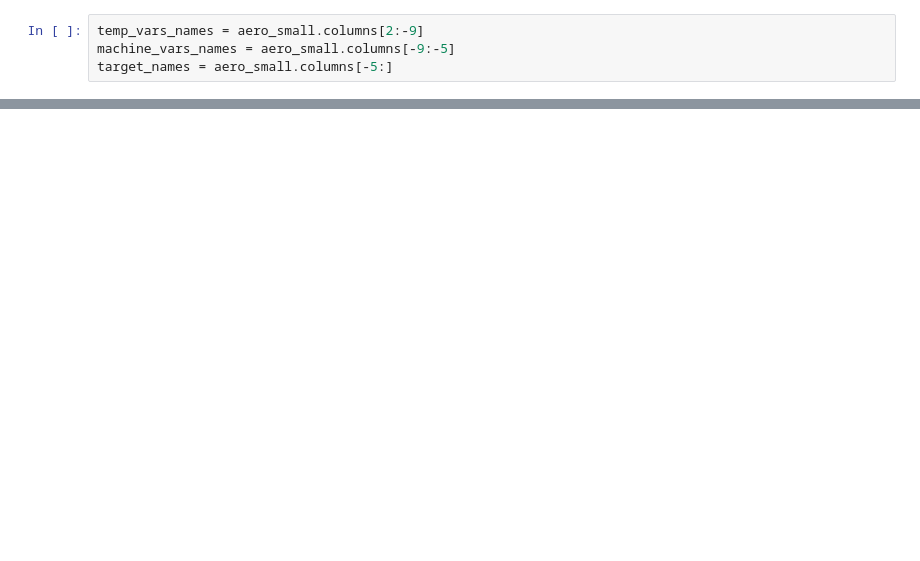
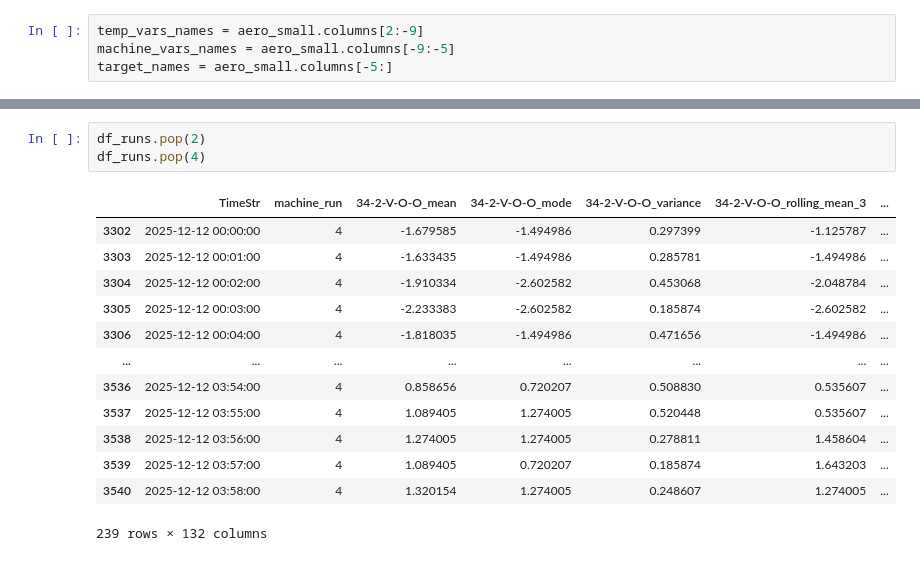
Before and after one commit to moniquechandra/predictive_maintenance_tsg, a Jupyter notebook: new_aero_cleaning.ipynb, the cells around one changed output, grey strips where cells are left out. Drawn from its saved outputs; the diff is of its cells as text; blank space fills up the shorter version.

```diff
--- a/new_aero_cleaning.ipynb
+++ b/new_aero_cleaning.ipynb
@@ -856,0 +398,17 @@ df_cross_run.to_csv('cross_run_metrics_pca.csv', index=False)
+# %%
+df_runs.pop(2)
+df_runs.pop(4)
+# %% [output]
+|  | TimeStr | machine_run | 34-2-V-O-O_mean | 34-2-V-O-O_mode | 34-2-V-O-O_variance | 34-2-V-O-O_rolling_mean_3 | ... |
+| 3302 | 2025-12-12 00:00:00 | 4 | -1.679585 | -1.494986 | 0.297399 | -1.125787 | ... |
+| 3303 | 2025-12-12 00:01:00 | 4 | -1.633435 | -1.494986 | 0.285781 | -1.494986 | ... |
+| 3304 | 2025-12-12 00:02:00 | 4 | -1.910334 | -2.602582 | 0.453068 | -2.048784 | ... |
+| 3305 | 2025-12-12 00:03:00 | 4 | -2.233383 | -2.602582 | 0.185874 | -2.602582 | ... |
+| 3306 | 2025-12-12 00:04:00 | 4 | -1.818035 | -1.494986 | 0.471656 | -1.494986 | ... |
+| ... | ... | ... | ... | ... | ... | ... | ... |
+| 3536 | 2025-12-12 03:54:00 | 4 | 0.858656 | 0.720207 | 0.508830 | 0.535607 | ... |
+| 3537 | 2025-12-12 03:55:00 | 4 | 1.089405 | 1.274005 | 0.520448 | 0.535607 | ... |
+| 3538 | 2025-12-12 03:56:00 | 4 | 1.274005 | 1.274005 | 0.278811 | 1.458604 | ... |
+| 3539 | 2025-12-12 03:57:00 | 4 | 1.089405 | 0.720207 | 0.185874 | 1.643203 | ... |
+| 3540 | 2025-12-12 03:58:00 | 4 | 1.320154 | 1.274005 | 0.248607 | 1.274005 | ... |
+239 rows × 132 columns
```
Also changed, not shown: parts of 17 cells of this notebook, 1 other file.
